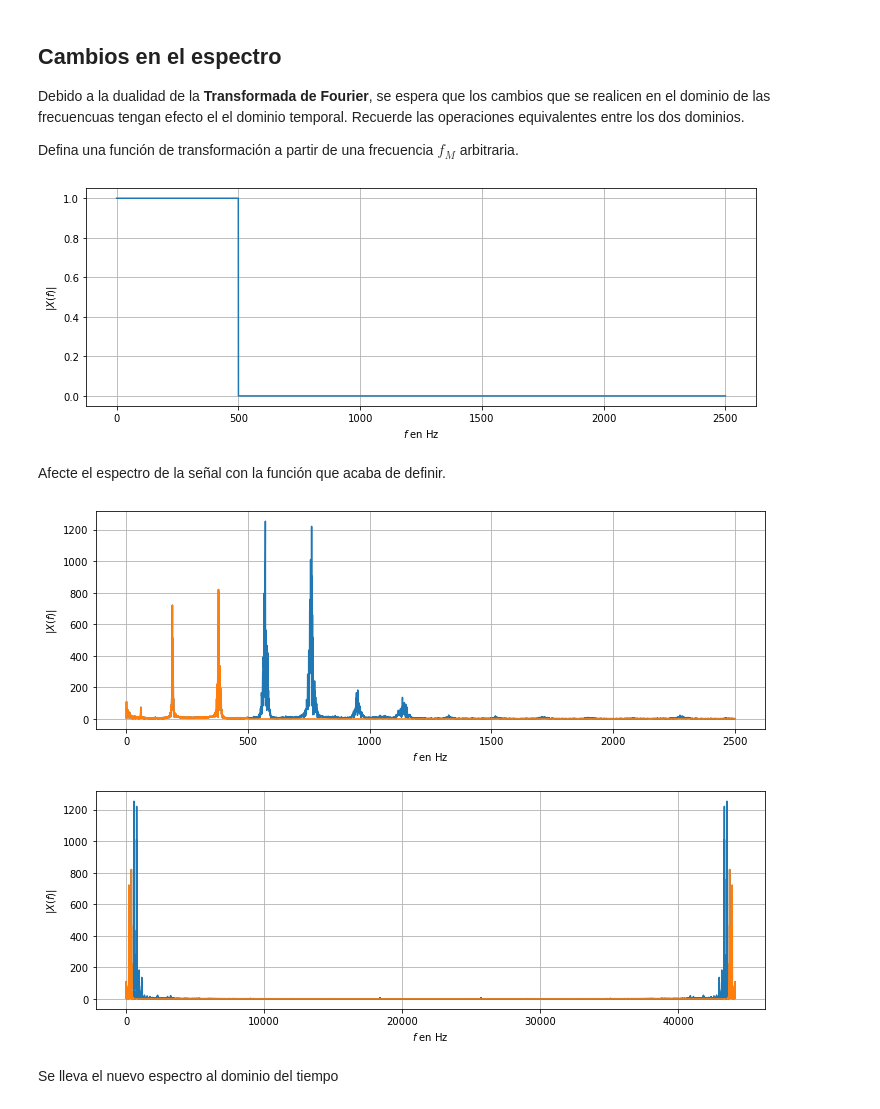
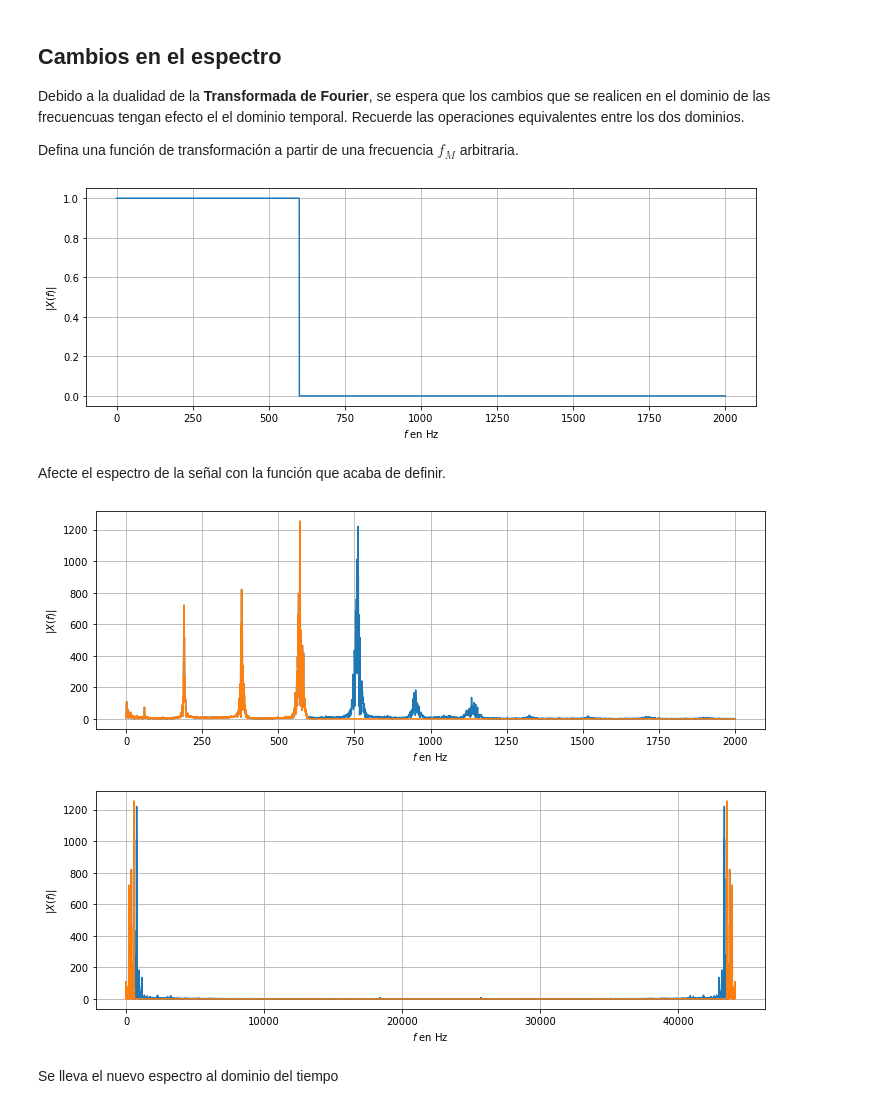
Before and after one commit to pierrediazp/Se-ales_y_Sistemas, a Jupyter notebook: sonidos.ipynb, the cells around one changed output. Cells and saved outputs as stored; diff of their text form; code cells hidden in the pictures.

```diff
--- a/sonidos.ipynb
+++ b/sonidos.ipynb
@@ -92,7 +92,7 @@ plt.grid()
 # %% [markdown]
 La gráfica no muestra detalles de la composición espectral de la señal, por lo cual se visualizará el espectro hasta una frecuencia apropiada para la visualización.
 # %%
-f_max_vis = 2500
+f_max_vis = 2000
 plt.figure(figsize=(12,4))
 plt.plot(f[f<f_max_vis],abs(X_fft[f<f_max_vis]))
 plt.xlabel(r'$f$ en Hz')
@@ -111,22 +111,22 @@ Debido a la dualidad de la **Transformada de Fourier**, se espera que los cambio
 
 Defina una función de transformación a partir de una frecuencia $f_M$ arbitraria.
 # %%
-fM = 500
+fM = 600
 funcion = f*0
 for ind,val in enumerate(f):
     if val < fM:
         funcion[ind]=1.0
     else:
         funcion[ind]=0.0
 
 funcion = np.flip(funcion) + funcion
 plt.figure(figsize=(12,4))
 plt.plot(f[f<f_max_vis],abs(funcion[f<f_max_vis]))
 plt.xlabel(r'$f$ en Hz')
 plt.ylabel(r'$|X(f)|$')
 plt.grid()
 # %% [output]
-[figure, old version]
+[figure, new version]
 # %% [markdown]
 Afecte el espectro de la señal con la función que acaba de definir.
 # %%
@@ -137,7 +137,7 @@ plt.xlabel(r'$f$ en Hz')
 plt.ylabel(r'$|X(f)|$')
 plt.grid()
 # %% [output]
-[figure, old version]
+[figure, new version]
 # %%
 plt.figure(figsize=(12,4))
 plt.plot(f,abs(X_fft),f,abs(X_procesado_fft))
@@ -145,7 +145,7 @@ plt.xlabel(r'$f$ en Hz')
 plt.ylabel(r'$|X(f)|$')
 plt.grid()
 # %% [output]
-[figure, old version]
+[figure, new version]
 # %% [markdown]
 Se lleva el nuevo espectro al dominio del tiempo
 # %%
```
Also changed, not shown: parts of 5 cells of this notebook, 1 other file.
